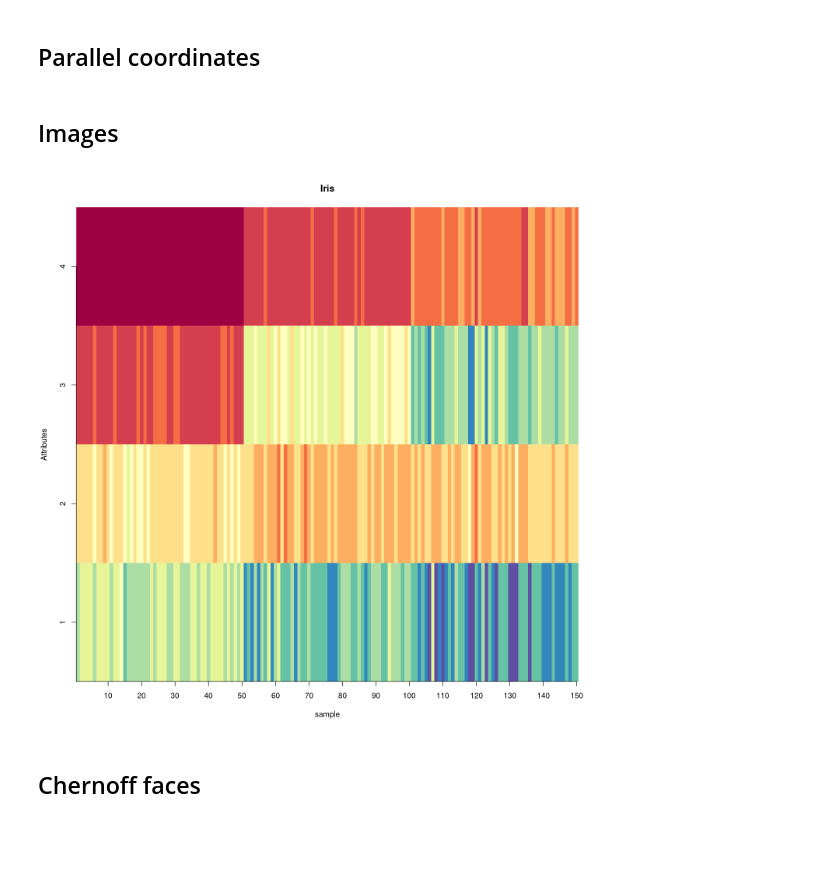
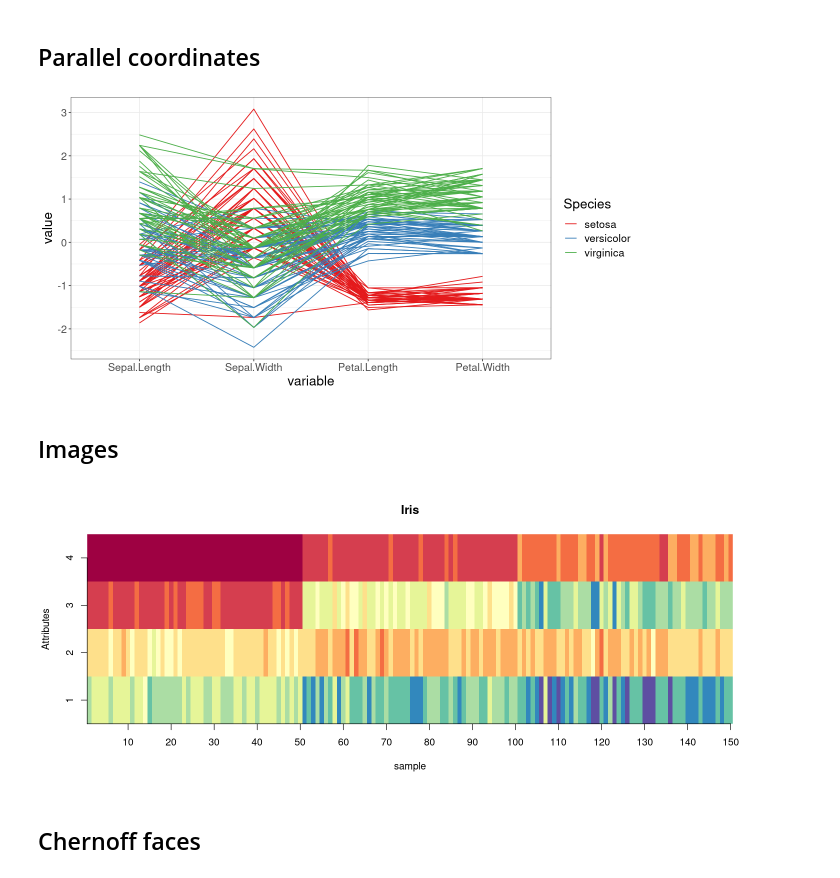
Before and after one commit to eogasawara/mylibrary, a Jupyter notebook: tutorial/tut_exploratory_analysis.ipynb, the cells around one changed output. Saved outputs shown, nothing was run; the diff lists cells and outputs as text; code cells hidden in the pictures; blank space fills up the shorter version.

```diff
--- a/tutorial/tut_exploratory_analysis.ipynb
+++ b/tutorial/tut_exploratory_analysis.ipynb
@@ -221,22 +268,25 @@ grf
 grf <- ggparcoord(data = iris, columns = c(1:4), group=5) +
     theme_bw(base_size = 10) + scale_color_manual(values=colors[1:3]) + font
 
-plot.size(10, 5)
+options(repr.plot.width=10, repr.plot.height=5)
 plot(grf)
+options(repr.plot.width=4, repr.plot.height=4)
+# %% [output]
+[figure, added]
 # %% [markdown]
 ## Images
 # %%
 mat <- as.matrix(iris[,1:4])
 x <- (1:nrow(mat))
 y <- (1:ncol(mat))
-options(repr.plot.width=12, repr.plot.height=12)
+options(repr.plot.width=12, repr.plot.height=5)
 image(x, y, mat, col = brewer.pal(11, 'Spectral'), axes = FALSE,
       main = "Iris", xlab="sample", ylab="Attributes")
 axis(2, at = seq(0, ncol(mat), by = 1))
 axis(1, at = seq(0, nrow(mat), by = 10))
 options(repr.plot.width=4, repr.plot.height=4)
 # %% [output]
-[figure, old version]
+[figure, new version]
 # %% [markdown]
 ## Chernoff faces
 # %%
```
Also changed, not shown: parts of 7 cells of this notebook.
